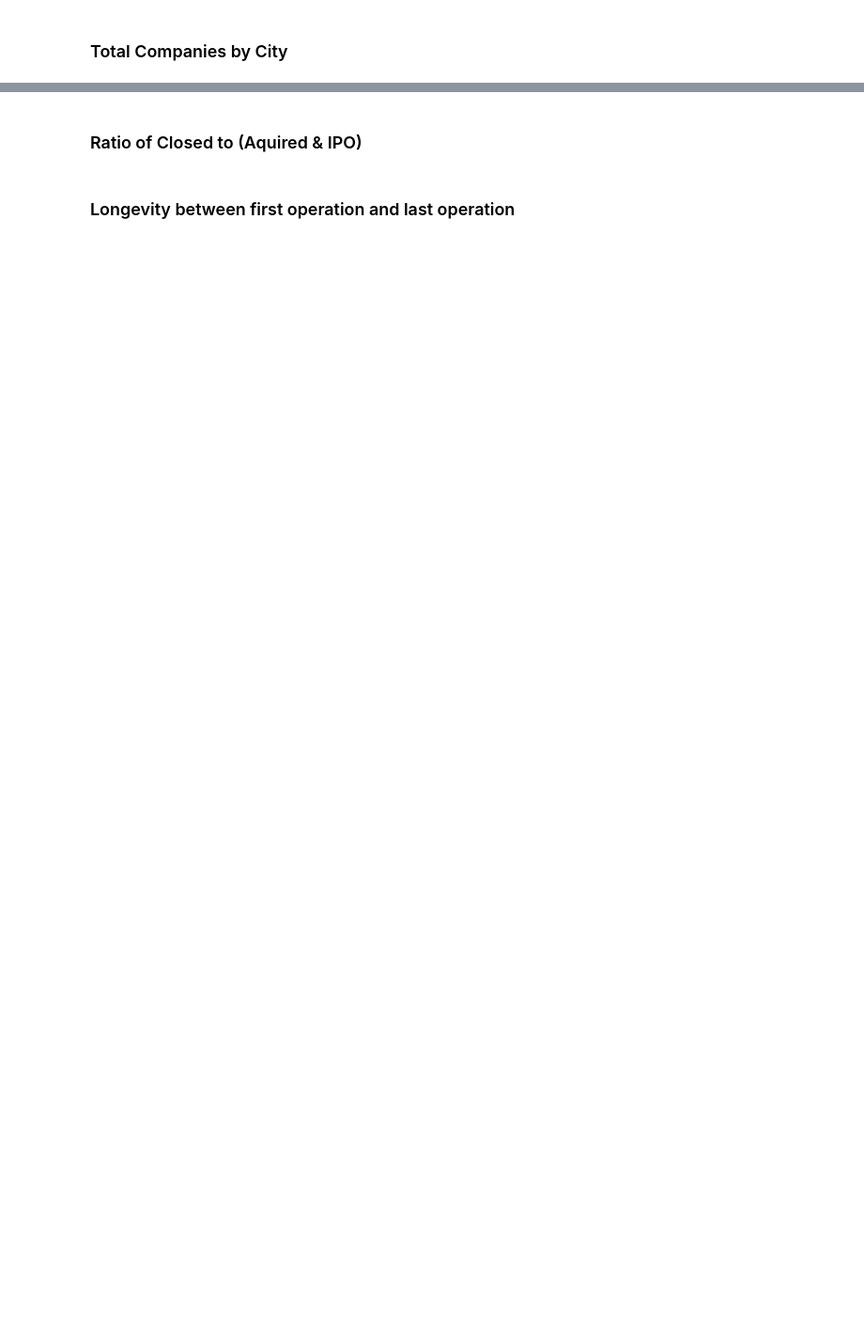
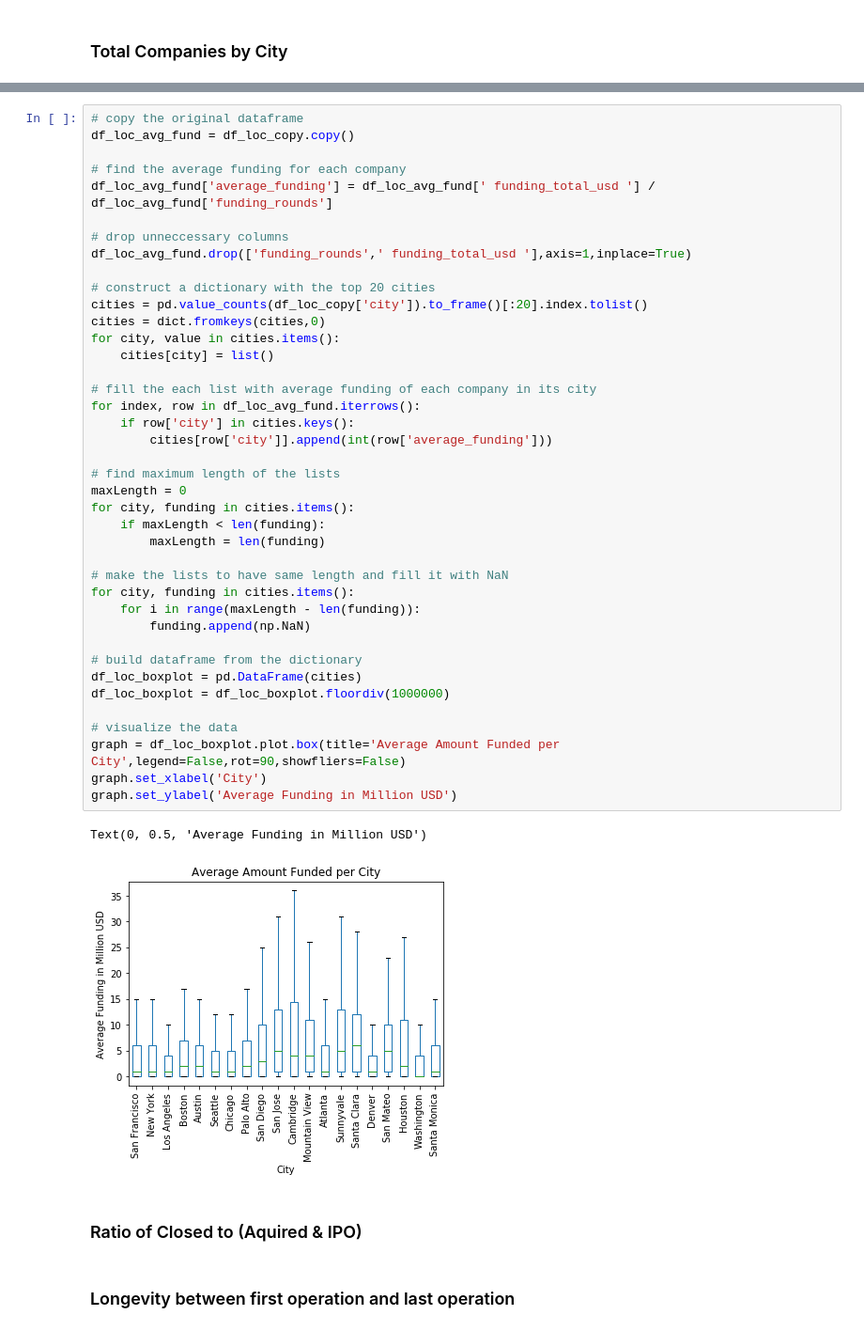
Before and after one commit to mdavis917/COGS108_Repo, a Jupyter notebook: FinalProject.ipynb, the cells around one changed output, grey strips where cells are left out. Shown at 94% size. Drawn from its saved outputs; the diff is of its cells as text; blank space fills up the shorter version.

```diff
--- a/FinalProject.ipynb
+++ b/FinalProject.ipynb
@@ -143,3 +200,46 @@ Name: city, Length: 158, dtype: int64
+# %%
+# copy the original dataframe
+df_loc_avg_fund = df_loc_copy.copy()
+
+# find the average funding for each company
+df_loc_avg_fund['average_funding'] = df_loc_avg_fund[' funding_total_usd '] / df_loc_avg_fund['funding_rounds']
+
+# drop unneccessary columns
+df_loc_avg_fund.drop(['funding_rounds',' funding_total_usd '],axis=1,inplace=True)
+
+# construct a dictionary with the top 20 cities
+cities = pd.value_counts(df_loc_copy['city']).to_frame()[:20].index.tolist()
+cities = dict.fromkeys(cities,0)
+for city, value in cities.items():
+    cities[city] = list()
+
+# fill the each list with average funding of each company in its city
+for index, row in df_loc_avg_fund.iterrows():
+    if row['city'] in cities.keys():
+        cities[row['city']].append(int(row['average_funding']))
+
+# find maximum length of the lists
+maxLength = 0
+for city, funding in cities.items():
+    if maxLength < len(funding):
+        maxLength = len(funding)
+
+# make the lists to have same length and fill it with NaN
+for city, funding in cities.items():
+    for i in range(maxLength - len(funding)):
+        funding.append(np.NaN)
+
+# build dataframe from the dictionary
+df_loc_boxplot = pd.DataFrame(cities)
+df_loc_boxplot = df_loc_boxplot.floordiv(1000000)
+
+# visualize the data
+graph = df_loc_boxplot.plot.box(title='Average Amount Funded per City',legend=False,rot=90,showfliers=False)
+graph.set_xlabel('City')
+graph.set_ylabel('Average Funding in Million USD')
+# %% [output]
+Text(0, 0.5, 'Average Funding in Million USD')
+[figure, added]
 # %% [markdown]
 ### Ratio of Closed to (Aquired & IPO)
 # %% [markdown]
```
Also changed, not shown: parts of 33 cells of this notebook.
